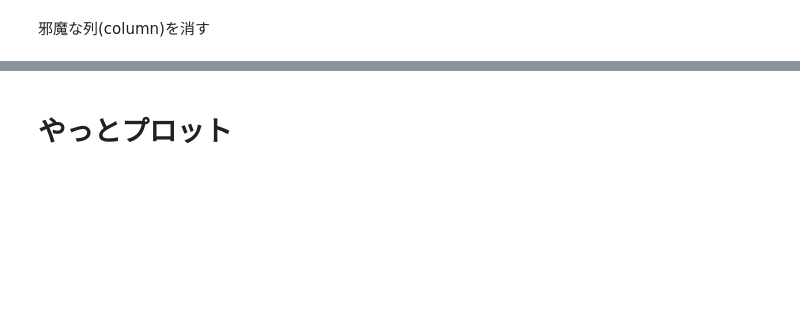
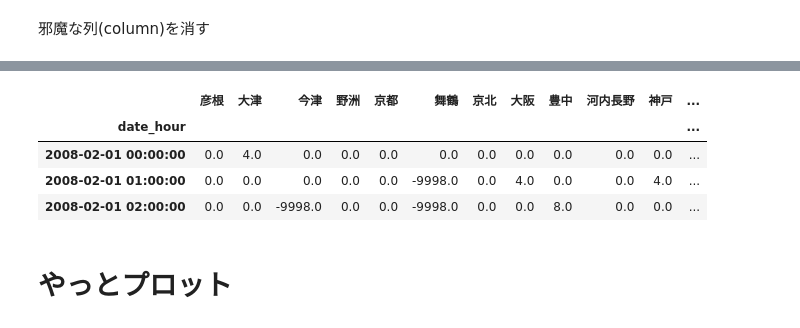
Before and after one commit to hannari-python/pandas-handson, a Jupyter notebook: work/02_parse_datetime.ipynb, the cells around one changed output, grey strips where cells are left out. Cells and saved outputs as stored; diff of their text form; code cells hidden in the pictures; blank space fills up the shorter version.

```diff
--- a/work/02_parse_datetime.ipynb
+++ b/work/02_parse_datetime.ipynb
@@ -255,7 +450,13 @@ df.columns
 # %%
-df.drop(columns=["date_int","date_str","年","月","日","時","時_0_23"], inplace=True) # inplaceの方がメモリを食わないけど、
-#df = df.drop(columns=["date_int","date_str","年","月","日","時","時_0_23"]) # こっちでも全然良い
+df.drop(columns=["年","月","日","時","時_0_23"], inplace=True) # inplaceの方がメモリを食わないけど、
+#df = df.drop(columns=[年","月","日","時","時_0_23"]) # こっちでも全然良い
 df.head(3)
+# %% [output]
+|  | 彦根 | 大津 | 今津 | 野洲 | 京都 | 舞鶴 | 京北 | 大阪 | 豊中 | 河内長野 | 神戸 | ... |
+| date_hour |  |  |  |  |  |  |  |  |  |  |  | ... |
+| 2008-02-01 00:00:00 | 0.0 | 4.0 | 0.0 | 0.0 | 0.0 | 0.0 | 0.0 | 0.0 | 0.0 | 0.0 | 0.0 | ... |
+| 2008-02-01 01:00:00 | 0.0 | 0.0 | 0.0 | 0.0 | 0.0 | -9998.0 | 0.0 | 4.0 | 0.0 | 0.0 | 4.0 | ... |
+| 2008-02-01 02:00:00 | 0.0 | 0.0 | -9998.0 | 0.0 | 0.0 | -9998.0 | 0.0 | 0.0 | 8.0 | 0.0 | 0.0 | ... |
 # %% [markdown]
 # やっとプロット
 # %%
```
Also changed, not shown: parts of 40 cells of this notebook, 6 other files.
